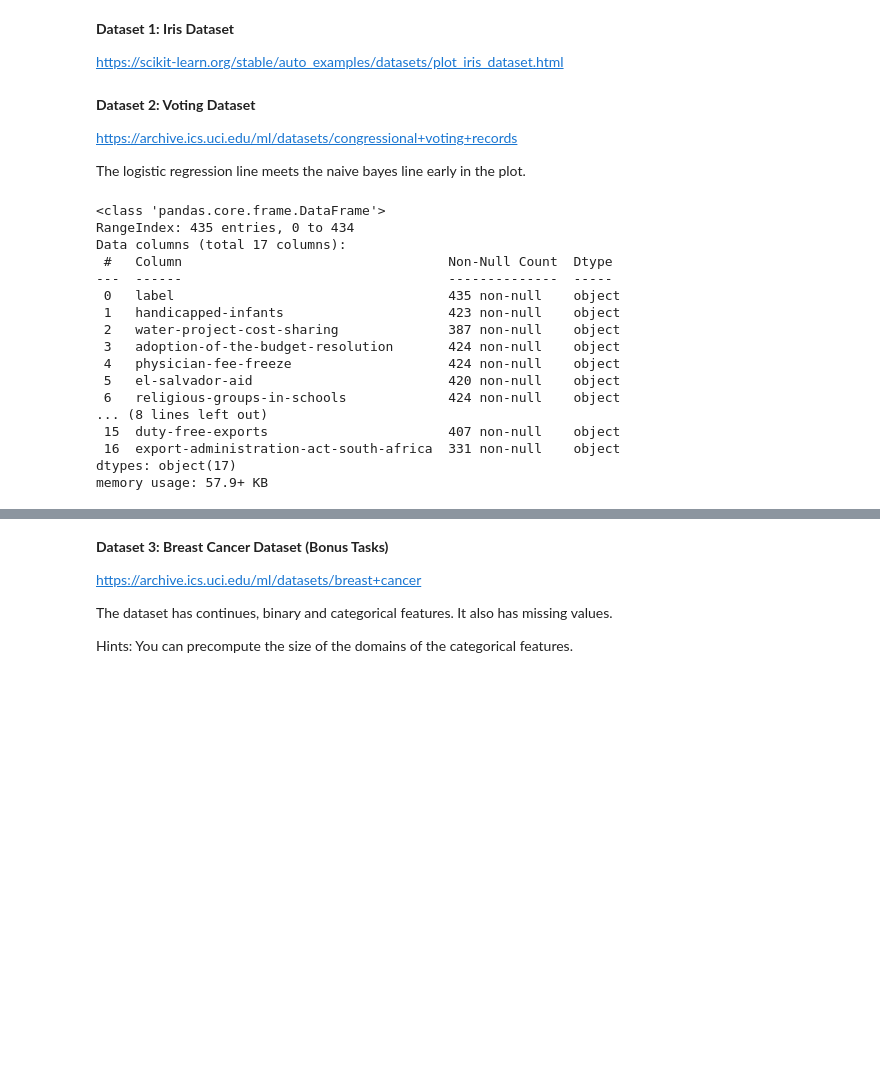
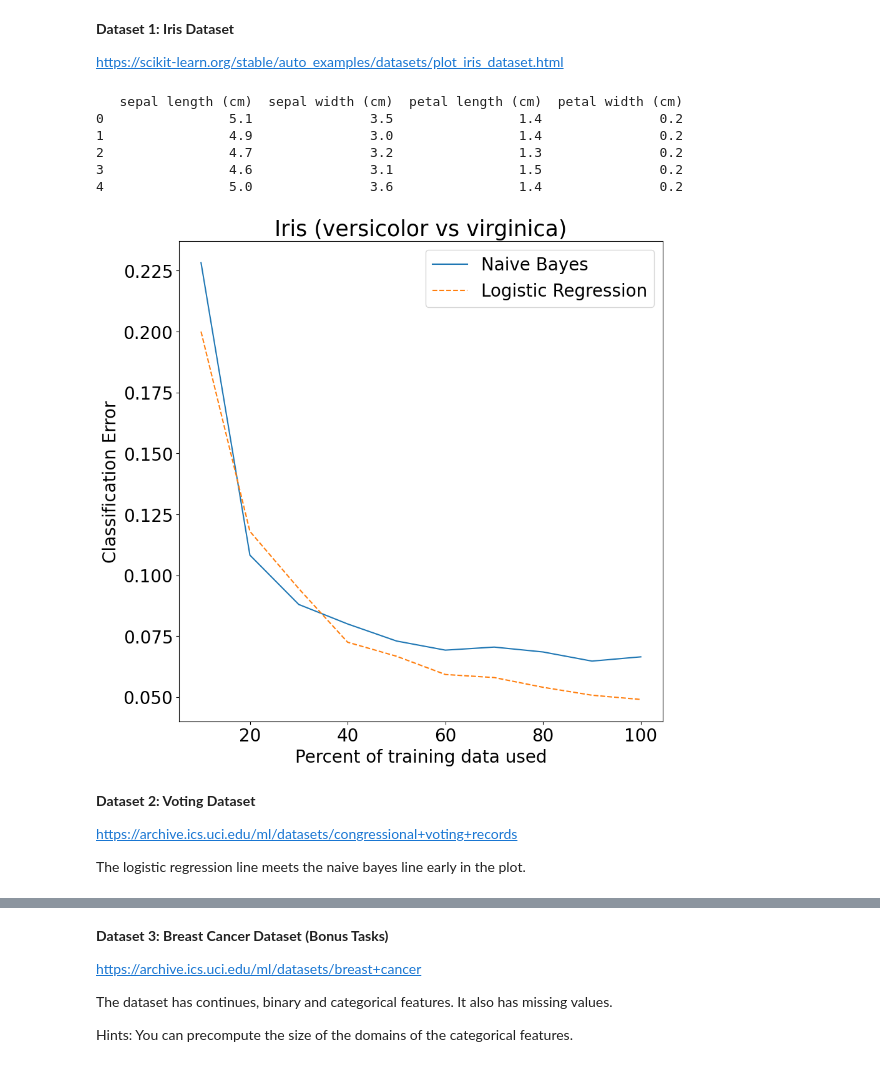
Before and after one commit to adevantery/fods2026, a Jupyter notebook: Practical_task_2/Notebooks/Practical2_skeleton_olat.ipynb, the cells around one changed output, grey strips where cells are left out. Cells and saved outputs as stored; diff of their text form; code cells hidden in the pictures; blank space fills up the shorter version.

```diff
--- a/Practical_task_2/Notebooks/Practical2_skeleton_olat.ipynb
+++ b/Practical_task_2/Notebooks/Practical2_skeleton_olat.ipynb
@@ -318,7 +271,7 @@ None
 # %%
 # All features of this dataset are categorical (bonus task)
 
-data = pd.read_csv('./datasets/categorical_test.csv', header=None)
+data = pd.read_csv('../Datasets/categorical_test.csv', header=None)
 data = data.to_numpy()
 
 X = data[:,:-1]
@@ -446,37 +398,38 @@ iris = load_iris()
+# %%
+# TODO: insert your code for experiments
+###################################################
+##### YOUR CODE STARTS HERE #######################
+###################################################
+from sklearn.datasets import load_iris
+iris = load_iris()
+X, y = iris['data'], iris['target']
+
+# all 4 features are continuous, no missing values -> nothing to prepare
+print(pd.DataFrame(X, columns=iris['feature_names']).head())
+
+# iris has 3 classes; as in the paper's binary setting we keep two (classes 0 and 1 are linearly separable,
+# so we compare classes 1 vs 2, which is the more interesting case)
+mask = y != 0
+X_iris, y_iris = X[mask], (y[mask] == 2).astype(int)
+
+nbc = NBC(feature_types=['r'] * 4)
+lr = LogisticRegression(max_iter=1000)
+nbc_perf, lr_perf = compareNBCvsLR(nbc, lr, X_iris, y_iris, num_runs=200)
+makePlot(nbc_perf, lr_perf, title='Iris (versicolor vs virginica)')
+###################################################
+##### YOUR CODE ENDS HERE #########################
+###################################################
+# %% [output]
+   sepal length (cm)  sepal width (cm)  petal length (cm)  petal width (cm)
+0                5.1               3.5                1.4               0.2
+1                4.9               3.0                1.4               0.2
+2                4.7               3.2                1.3               0.2
+3                4.6               3.1                1.5               0.2
+4                5.0               3.6                1.4               0.2
+[figure, added]
 # %% [markdown]
 **Dataset 2: Voting Dataset**
 
 https://archive.ics.uci.edu/ml/datasets/congressional+voting+records
 
 The logistic regression line meets the naive bayes line early in the plot.
-# %%
-# load the dataset
-# TODO: insert your code for experiments
-###################################################
-##### YOUR CODE STARTS HERE #######################
-###################################################
-voting = pd.read_csv('./datasets/voting.csv')
-
-voting.info()
-
-###################################################
-##### YOUR CODE ENDS HERE #########################
-###################################################
-# %% [output]
-<class 'pandas.core.frame.DataFrame'>
-RangeIndex: 435 entries, 0 to 434
-Data columns (total 17 columns):
- #   Column                                  Non-Null Count  Dtype
----  ------                                  --------------  -----
- 0   label                                   435 non-null    object
- 1   handicapped-infants                     423 non-null    object
- 2   water-project-cost-sharing              387 non-null    object
- 3   adoption-of-the-budget-resolution       424 non-null    object
- 4   physician-fee-freeze                    424 non-null    object
- 5   el-salvador-aid                         420 non-null    object
- 6   religious-groups-in-schools             424 non-null    object
-... (8 lines left out)
- 15  duty-free-exports                       407 non-null    object
- 16  export-administration-act-south-africa  331 non-null    object
-dtypes: object(17)
-memory usage: 57.9+ KB
```
Also changed, not shown: parts of 16 cells of this notebook, 6 other files.
